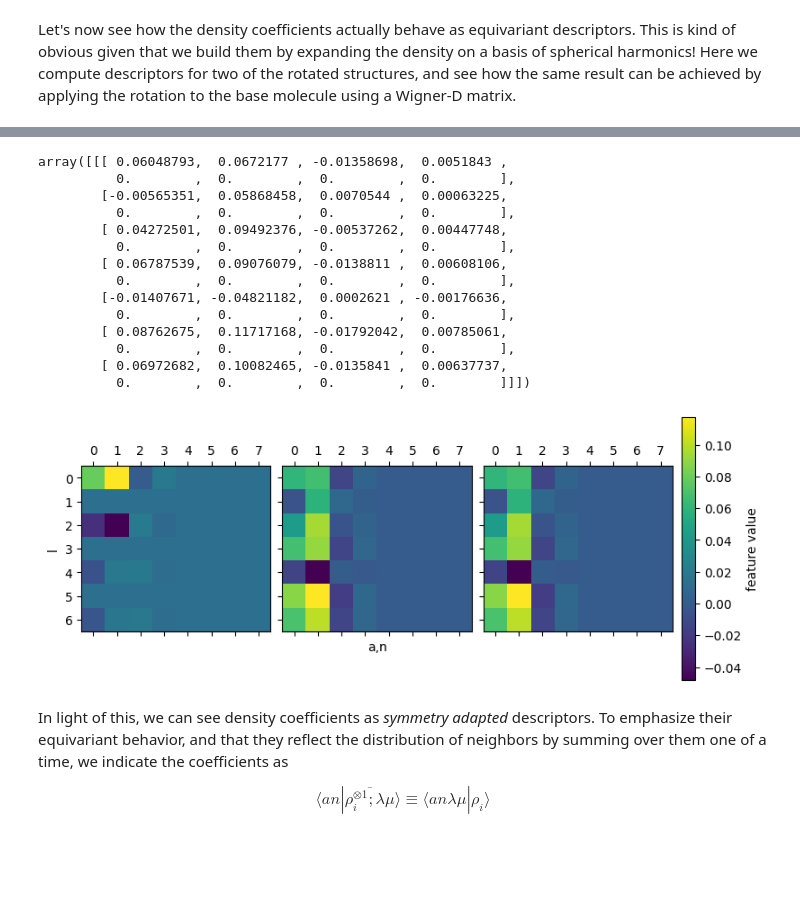
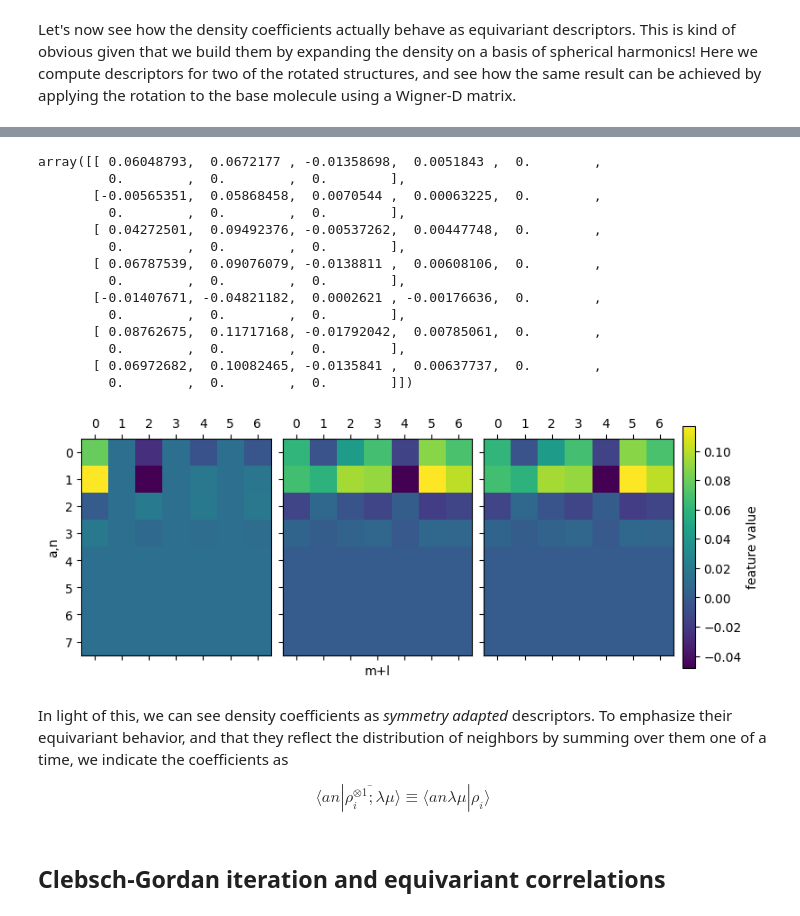
Before and after one commit to ceriottm/ale-notebooks, a Jupyter notebook: lecture-2.ipynb, the cells around one changed output, grey strips where cells are left out. Drawn from its saved outputs; the diff is of its cells as text; code cells hidden in the pictures; blank space fills up the shorter version.

```diff
--- a/lecture-2.ipynb
+++ b/lecture-2.ipynb
@@ -755,6 +755,6 @@ selected_rhoi = selected_rhoi.keys_to_properties('species_neighbor')
 test_rhoi = test_rhoi.keys_to_properties('species_neighbor')
 # %%
 # pick just one block as example
-selected_block = selected_rhoi.block(spherical_harmonics_l=3, species_center=8)
-test_block = test_rhoi.block(spherical_harmonics_l=3, species_center=8)
+selected_block = selected_rhoi.block(spherical_harmonics_l=3, species_center=8).values[0]
+test_block = test_rhoi.block(spherical_harmonics_l=3, species_center=8).values[0]
 # %%
@@ -777,32 +777,32 @@ ExternalCpuArray([[[ 0.06048793,  0.0672177 , -0.01358698,  0.0051843 ,
 # %%
 wd = wigner_d_real(3, test_frame.info['alpha'], test_frame.info['beta'], test_frame.info['gamma'])
 # %%
-wd @ selected_block.values
+wd @ selected_block
 # %% [output]
-array([[[ 0.06048793,  0.0672177 , -0.01358698,  0.0051843 ,
-          0.        ,  0.        ,  0.        ,  0.        ],
-        [-0.00565351,  0.05868458,  0.0070544 ,  0.00063225,
-          0.        ,  0.        ,  0.        ,  0.        ],
-        [ 0.04272501,  0.09492376, -0.00537262,  0.00447748,
-          0.        ,  0.        ,  0.        ,  0.        ],
-        [ 0.06787539,  0.09076079, -0.0138811 ,  0.00608106,
-          0.        ,  0.        ,  0.        ,  0.        ],
-        [-0.01407671, -0.04821182,  0.0002621 , -0.00176636,
-          0.        ,  0.        ,  0.        ,  0.        ],
-        [ 0.08762675,  0.11717168, -0.01792042,  0.00785061,
-          0.        ,  0.        ,  0.        ,  0.        ],
-        [ 0.06972682,  0.10082465, -0.0135841 ,  0.00637737,
-          0.        ,  0.        ,  0.        ,  0.        ]]])
+array([[ 0.06048793,  0.0672177 , -0.01358698,  0.0051843 ,  0.        ,
+         0.        ,  0.        ,  0.        ],
+       [-0.00565351,  0.05868458,  0.0070544 ,  0.00063225,  0.        ,
+         0.        ,  0.        ,  0.        ],
+       [ 0.04272501,  0.09492376, -0.00537262,  0.00447748,  0.        ,
+         0.        ,  0.        ,  0.        ],
+       [ 0.06787539,  0.09076079, -0.0138811 ,  0.00608106,  0.        ,
+         0.        ,  0.        ,  0.        ],
+       [-0.01407671, -0.04821182,  0.0002621 , -0.00176636,  0.        ,
+         0.        ,  0.        ,  0.        ],
+       [ 0.08762675,  0.11717168, -0.01792042,  0.00785061,  0.        ,
+         0.        ,  0.        ,  0.        ],
+       [ 0.06972682,  0.10082465, -0.0135841 ,  0.00637737,  0.        ,
+         0.        ,  0.        ,  0.        ]])
 # %%
 fig, ax = plt.subplots(1,3,figsize=(8,3), sharex=True, sharey=True, constrained_layout=True)
-ax[0].matshow(selected_block.values[0])
-ax[0].set_ylabel("l")
-ax[1].set_xlabel("a,n")
-ax[1].matshow(test_block.values[0])
-cbvals = ax[2].matshow(wd@ selected_block.values[0])
+ax[0].matshow(selected_block.T)
+ax[1].set_xlabel("m+l")
+ax[0].set_ylabel("a,n")
+ax[1].matshow(test_block.T)
+cbvals = ax[2].matshow((wd@ selected_block).T)
 fig.colorbar(cbvals, label="feature value");
 # %% [output]
-[figure, old version]
+[figure, new version]
 # %% [markdown]
 In light of this, we can see density coefficients as _symmetry adapted_ descriptors. To emphasize their equivariant behavior, and that they reflect the distribution of neighbors by summing over them one of a time, we indicate the coefficients as
 
@@ -810,3 +810,5 @@ $$
 \langle an|\overline{\rho_i^{\otimes 1}; \lambda \mu }\rangle \equiv
 \langle an\lambda \mu|\rho_i\rangle
 $$
+# %% [markdown]
+## Clebsch-Gordan iteration and equivariant correlations
```
Also changed, not shown: parts of 12 cells of this notebook, 1 other file.
